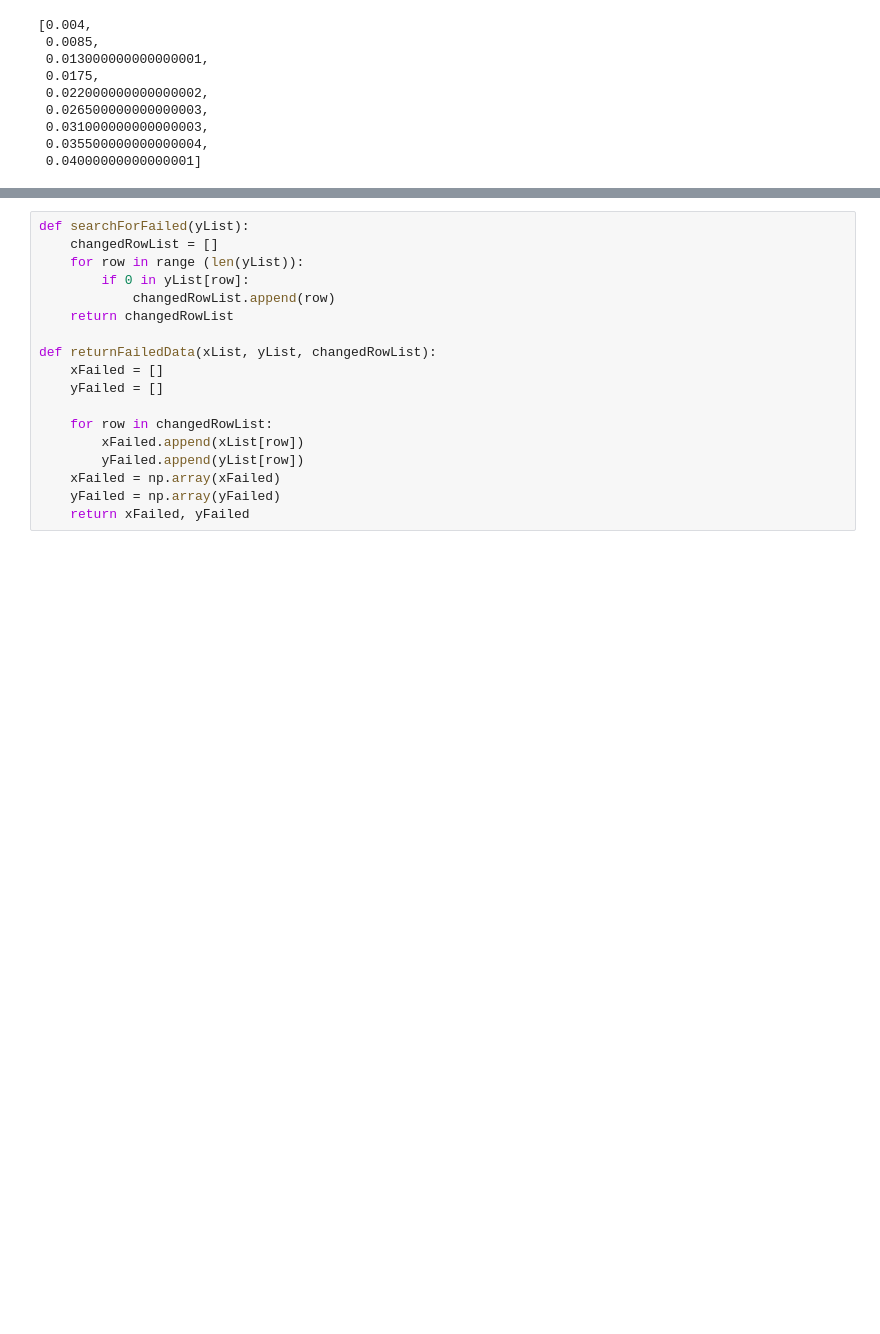
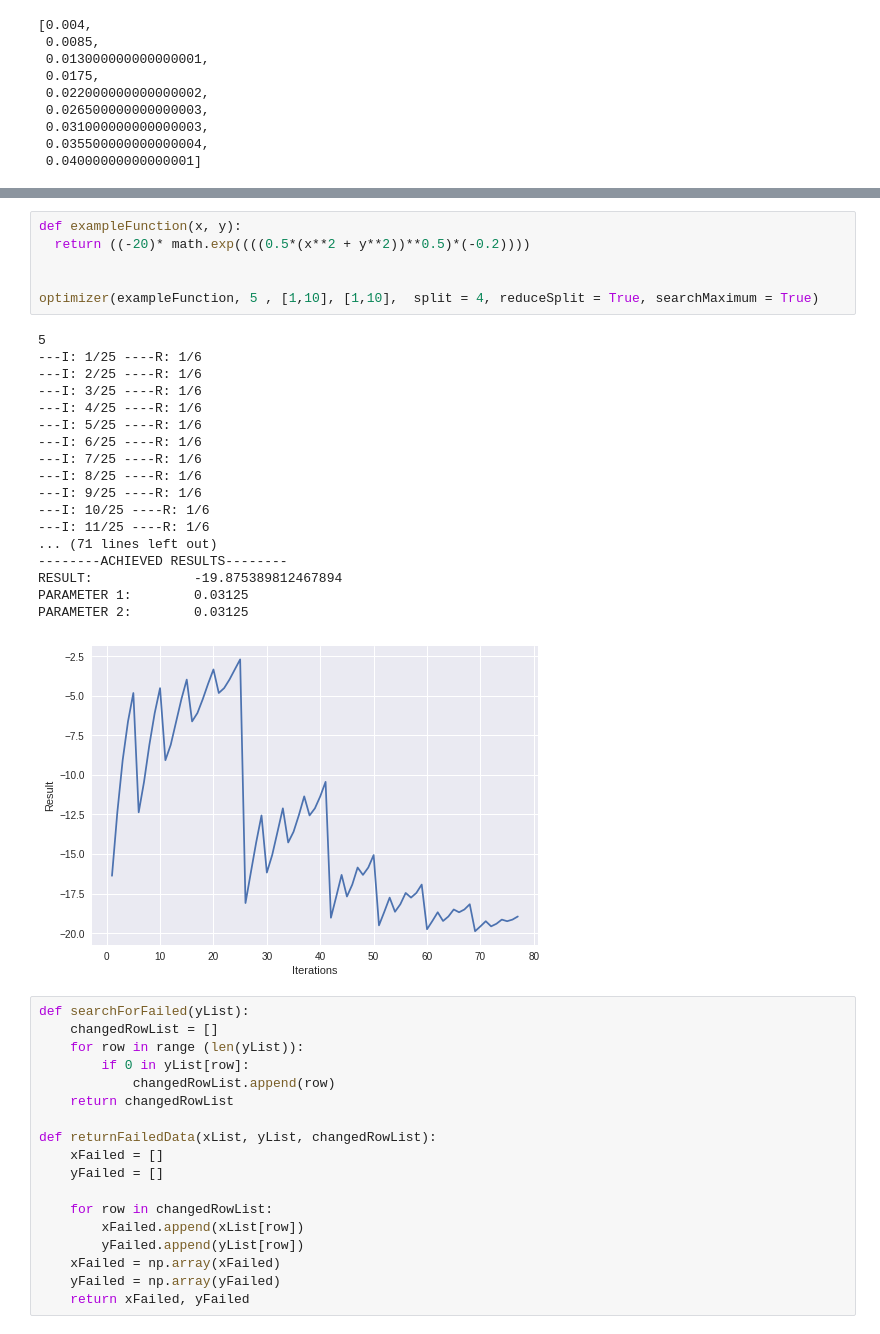
Before and after one commit to seraffin/FailOmen, a Jupyter notebook: Wojtek/NNOptimizer.ipynb, the cells around one changed output, grey strips where cells are left out. Cells and saved outputs as stored; diff of their text form; blank space fills up the shorter version.

```diff
--- a/Wojtek/NNOptimizer.ipynb
+++ b/Wojtek/NNOptimizer.ipynb
@@ -209,3 +248,28 @@ if not True:
+# %%
+def exampleFunction(x, y):
+  return ((-20)* math.exp((((0.5*(x**2 + y**2))**0.5)*(-0.2))))
+
+
+optimizer(exampleFunction, 5 , [1,10], [1,10],  split = 4, reduceSplit = True, searchMaximum = True)
+# %% [output]
+5
+---I: 1/25 ----R: 1/6
+---I: 2/25 ----R: 1/6
+---I: 3/25 ----R: 1/6
+---I: 4/25 ----R: 1/6
+---I: 5/25 ----R: 1/6
+---I: 6/25 ----R: 1/6
+---I: 7/25 ----R: 1/6
+---I: 8/25 ----R: 1/6
+---I: 9/25 ----R: 1/6
+---I: 10/25 ----R: 1/6
+---I: 11/25 ----R: 1/6
+... (71 lines left out)
+--------ACHIEVED RESULTS--------
+RESULT:             -19.875389812467894
+PARAMETER 1:        0.03125
+PARAMETER 2:        0.03125
+[figure, added]
 # %%
 def searchForFailed(yList):
     changedRowList = []
```
Also changed, not shown: parts of 7 cells of this notebook.
